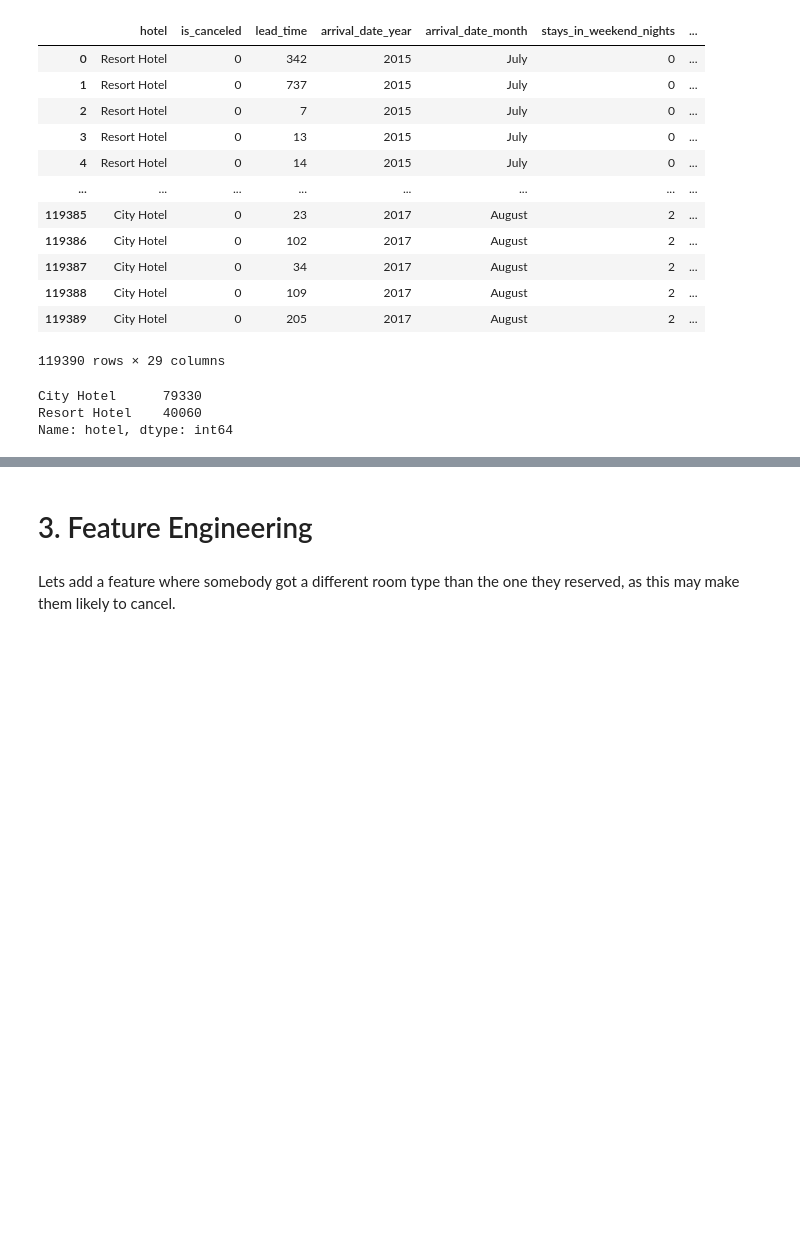
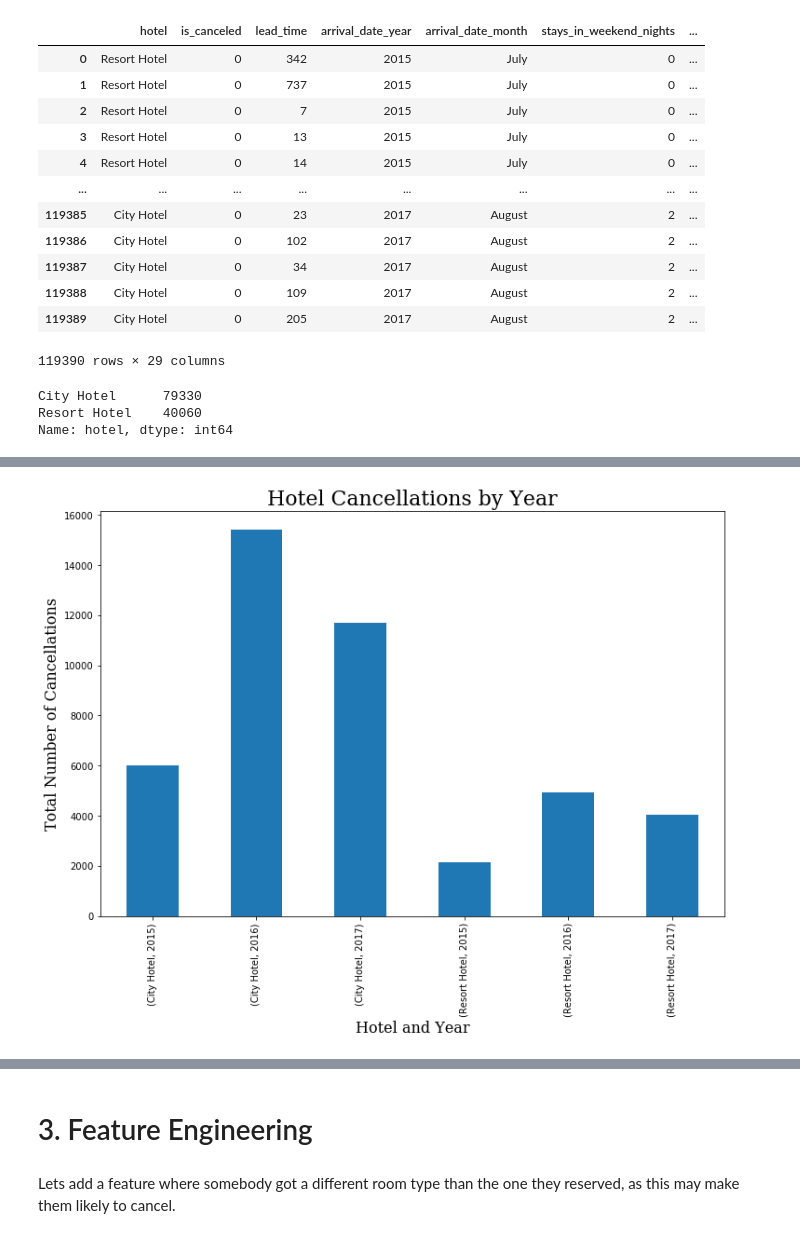
Before and after one commit to acoco10/Hotel-Cancellation-Model, a Jupyter notebook: Final Notebook.ipynb, the cells around one changed output, grey strips where cells are left out. Saved outputs shown, nothing was run; the diff lists cells and outputs as text; code cells hidden in the pictures; blank space fills up the shorter version.

```diff
--- a/Final Notebook.ipynb
+++ b/Final Notebook.ipynb
@@ -215,0 +246,8 @@ Text(0, 0.5, 'Count (%)')
+# %%
+df.groupby(['hotel', 'arrival_date_year'])['is_canceled'].sum().plot.bar(figsize=(12,8)) # plotting the above information
+plt.title('Hotel Cancellations by Year', fontdict = Title)
+plt.ylabel('Total Number of Cancellations', fontdict = sub)
+plt.xlabel("Hotel and Year", rotation = 0, fontdict=sub)
+ax.xaxis.set_tick_params(rotation=45);
+# %% [output]
+[figure, added]
```
Also changed, not shown: parts of 12 cells of this notebook.
